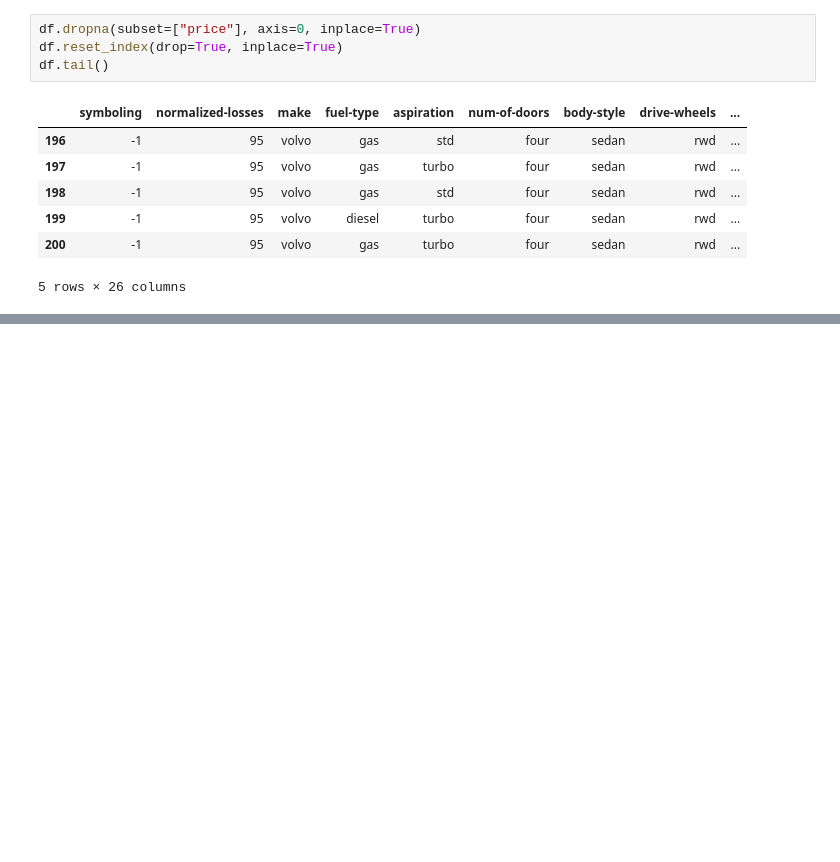
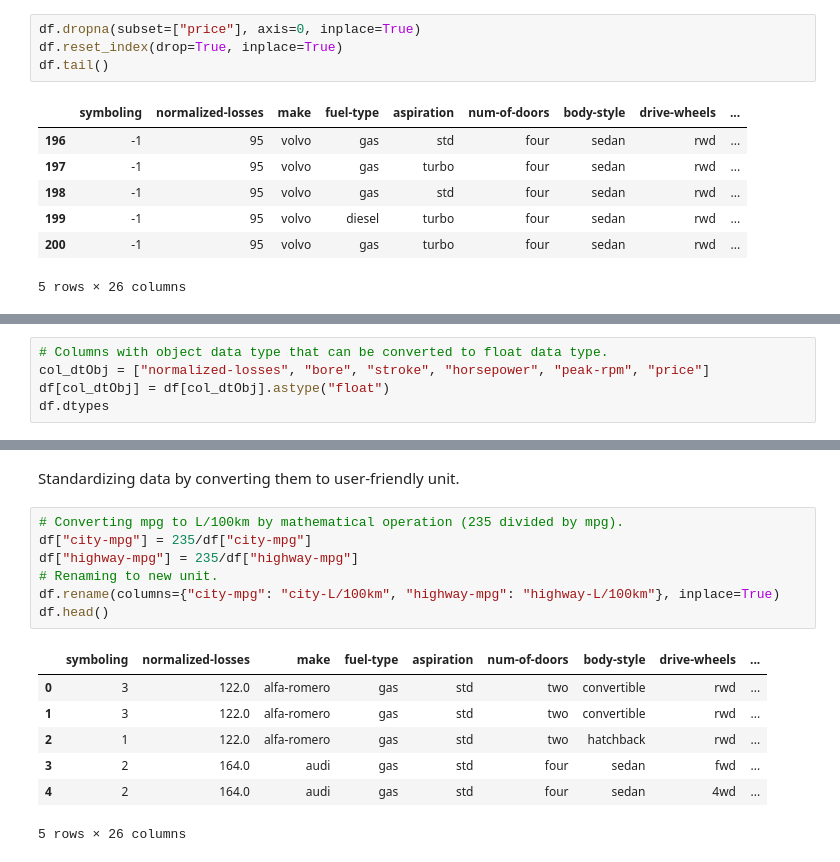
Before and after one commit to MehediEhteshum/CarPriceDataWranglingViz, a Jupyter notebook: CarPrice-DataWrangling&Viz.ipynb, the cells around one changed output, grey strips where cells are left out. Cells and saved outputs as stored; diff of their text form; blank space fills up the shorter version.

Commit message:
Data type conversion and standardization

```diff
--- a/CarPrice-DataWrangling&Viz.ipynb
+++ b/CarPrice-DataWrangling&Viz.ipynb
@@ -145,0 +172,5 @@ df.tail()
+# %%
+# Columns with object data type that can be converted to float data type.
+col_dtObj = ["normalized-losses", "bore", "stroke", "horsepower", "peak-rpm", "price"]
+df[col_dtObj] = df[col_dtObj].astype("float")
+df.dtypes
@@ -145,0 +195,17 @@ df.tail()
+# %% [markdown]
+Standardizing data by converting them to user-friendly unit.
+# %%
+# Converting mpg to L/100km by mathematical operation (235 divided by mpg).
+df["city-mpg"] = 235/df["city-mpg"]
+df["highway-mpg"] = 235/df["highway-mpg"]
+# Renaming to new unit.
+df.rename(columns={"city-mpg": "city-L/100km", "highway-mpg": "highway-L/100km"}, inplace=True)
+df.head()
+# %% [output]
+|  | symboling | normalized-losses | make | fuel-type | aspiration | num-of-doors | body-style | drive-wheels | ... |
+| 0 | 3 | 122.0 | alfa-romero | gas | std | two | convertible | rwd | ... |
+| 1 | 3 | 122.0 | alfa-romero | gas | std | two | convertible | rwd | ... |
+| 2 | 1 | 122.0 | alfa-romero | gas | std | two | hatchback | rwd | ... |
+| 3 | 2 | 164.0 | audi | gas | std | four | sedan | fwd | ... |
+| 4 | 2 | 164.0 | audi | gas | std | four | sedan | 4wd | ... |
+5 rows × 26 columns
```
Also changed, not shown: parts of 5 cells of this notebook.
